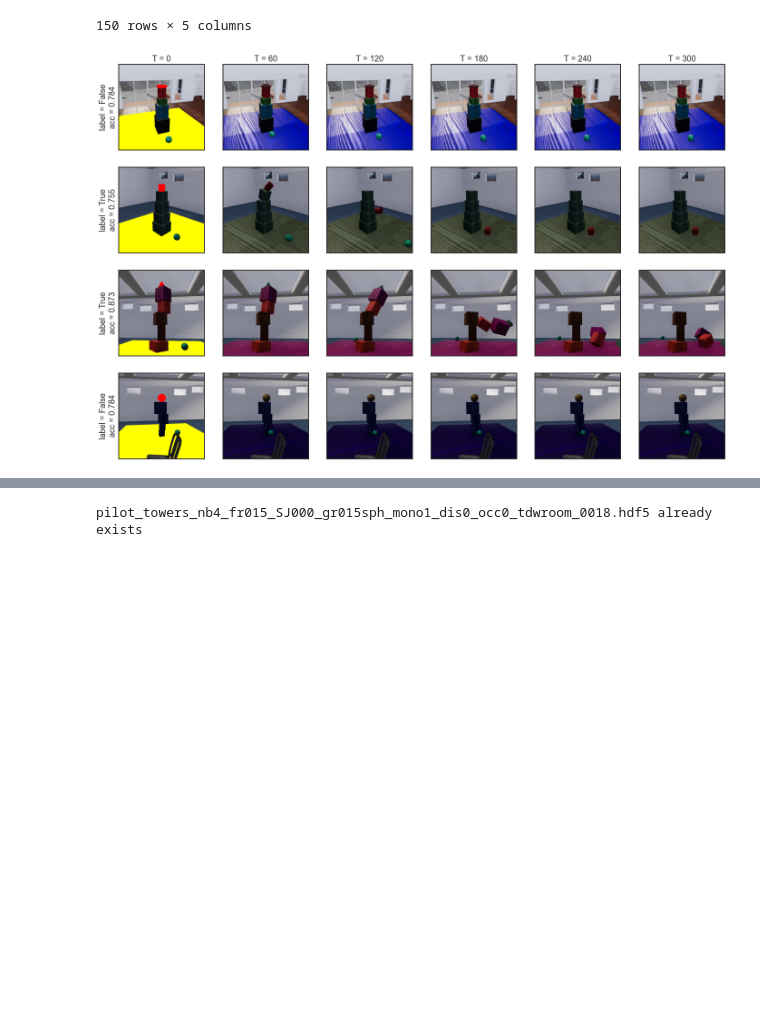
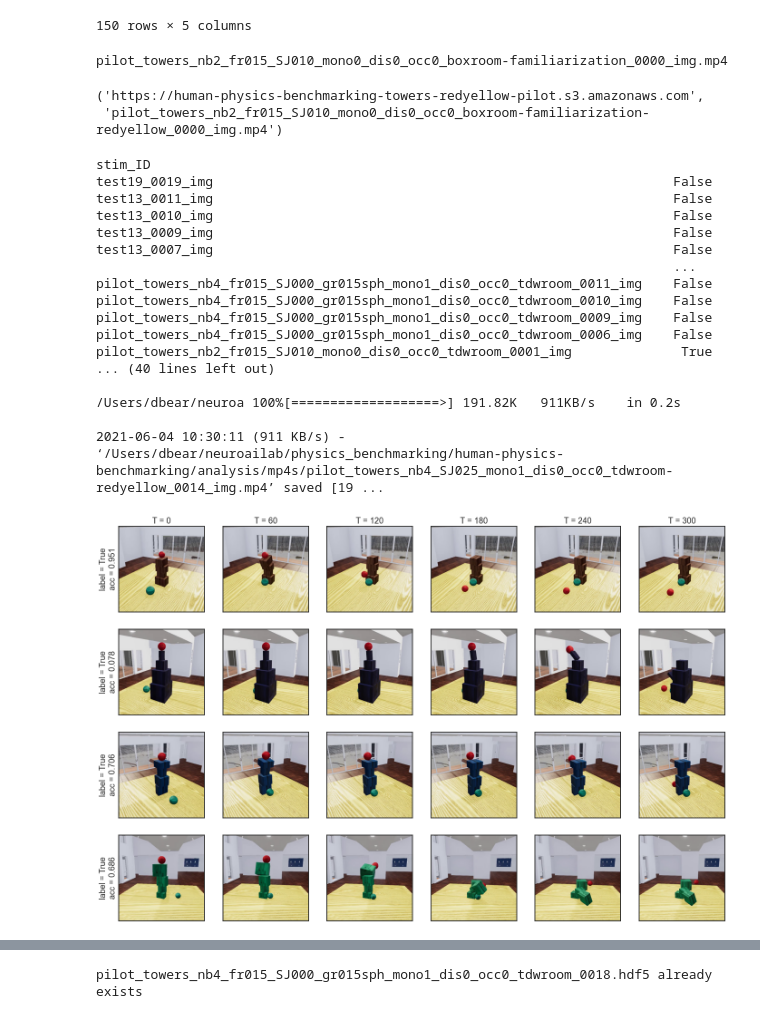
Before and after one commit to cogtoolslab/physics-benchmarking-neurips2021, a Jupyter notebook: analysis/stimulus_plots.ipynb, the cells around one changed output, grey strips where cells are left out. Cells and saved outputs as stored; diff of their text form; code cells hidden in the pictures; blank space fills up the shorter version.

Commit message:
download and plot redyellow stims

```diff
--- a/analysis/stimulus_plots.ipynb
+++ b/analysis/stimulus_plots.ipynb
@@ -273,6 +273,12 @@ per_stim_agg.query("scenario == @scenario")
 | pilot_dominoes_1mid_J025R45_o1ful... | dominoes | 0.56 | 0.44 | 100 | https://human-physics-benchmarkin... |
 | pilot_dominoes_SJ020_d3chairs_o1p... | dominoes | 0.49 | 0.51 | 100 | https://human-physics-benchmarkin... |
 150 rows × 5 columns
+# %%
+redyellow_filename("https://human-physics-benchmarking-towers-pilot.s3.amazonaws.com/pilot_towers_nb2_fr015_SJ010_mono0_dis0_occ0_boxroom-familiarization_0000_img.mp4")
+# %% [output]
+pilot_towers_nb2_fr015_SJ010_mono0_dis0_occ0_boxroom-familiarization_0000_img.mp4
+('https://human-physics-benchmarking-towers-redyellow-pilot.s3.amazonaws.com',
+ 'pilot_towers_nb2_fr015_SJ010_mono0_dis0_occ0_boxroom-familiarization-redyellow_0000_img.mp4')
 # %%
 import h5py
 import cv2
@@ -374,10 +396,10 @@ def overlay_cue_map(cue, im):
     out = cue * mask + im * (1 - mask)
     return out
 
-def get_movie_frames(stim, start_frame=0, end_frame=150, num_plots=6, from_hdf5=False):
+def get_movie_frames(stim, start_frame=0, end_frame=150, num_plots=6, from_hdf5=False, redyellow=False):
     '''Get evenly spaced frames from a stim'''
     if 'pandas' in str(type(stim[0:1])):
-        stim = download_stims(stim, 'hdf5' if from_hdf5 else 'mp4')[0]
+        stim = download_stims(stim, 'hdf5' if from_hdf5 else 'mp4', redyellow=redyellow)[0]
     else:
         assert isinstance(stim, str), (stim, type(stim))
         assert ('.mp4' in stim) or ('.hdf5' in stim), stim
@@ -386,11 +408,12 @@ def get_movie_frames(stim, start_frame=0, end_frame=150, num_plots=6, from_hdf5=
     frames = [_get_func(stim, frame_num=n) for n in fnums]
     return frames
 
-def plot_movie(axes, stim, start_frame=0, end_frame=150, num_plots=6, from_hdf5=False, overlay_cue=False):
+def plot_movie(axes, stim, start_frame=0, end_frame=150, num_plots=6, from_hdf5=False,
+               overlay_cue=False, redyellow=False):
     if axes is None:
         fig, axes = plt.subplots(1,num_plots, figsize=(num_plots * 4, 4))
 
-    frames = get_movie_frames(stim, start_frame, end_frame, num_plots, from_hdf5)
+    frames = get_movie_frames(stim, start_frame, end_frame, num_plots, from_hdf5, redyellow)
 
     if start_frame == 0 and overlay_cue:
         cue = get_cue_map(stim, shape=list(frames[0].shape[:2]))
@@ -403,7 +426,8 @@ def plot_movie(axes, stim, start_frame=0, end_frame=150, num_plots=6, from_hdf5=
         axes[i].set_yticks([])
         axes[i].set_title('T = %d' % fnums[i])
 
-def plot_movies(stims, start_frame=0, end_frame=150, num_plots=6, from_hdf5=False, overlay_cue=False, savename=None):
+def plot_movies(stims, start_frame=0, end_frame=150, num_plots=6, from_hdf5=False, overlay_cue=False,
+                redyellow=False, savename=None):
 
     num_stims = len(stims)
     fig, axes = plt.subplots(num_stims, num_plots, figsize=(num_plots * 4, num_stims * 4), sharex=True, sharey=True)
@@ -413,7 +437,7 @@ def plot_movies(stims, start_frame=0, end_frame=150, num_plots=6, from_hdf5=Fals
             ax = axes[row]
         else:
             ax = axes
-        plot_movie(ax, stim, start_frame, end_frame, num_plots, from_hdf5, overlay_cue)
+        plot_movie(ax, stim, start_frame, end_frame, num_plots, from_hdf5, overlay_cue, redyellow)
         if row != 0:
             for col in range(num_plots):
                 ax[col].set_title('')
@@ -423,11 +447,11 @@ def plot_movies(stims, start_frame=0, end_frame=150, num_plots=6, from_hdf5=Fals
     plt.show()
 
 def plot_passes(stim, frame_num=0, passes=['_img', '_id', '_depth', '_normals', '_flow'],
-                depth_max=10.0, flow_scale_factor=10.0, savename=None):
+                depth_max=10.0, flow_scale_factor=10.0, redyellow=False, savename=None):
     if len(stim) > 1:
         stim = stim[0:1]
     if 'pandas' in str(type(stim[0:1])):
-        stim = download_stims(stim, 'hdf5')[0]
+        stim = download_stims(stim, 'hdf5', redyellow=redyellow)[0]
     else:
         assert isinstance(stim, str), (stim, type(stim))
         assert ('.hdf5' in stim), stim
@@ -519,13 +543,45 @@ def select_by_label(data, label=True, cond=None):
     if cond is not None:
         c = cond & c
     return c
+
+def select_by_substring(data, name='tdwroom', cond=None):
+    if name is None:
+        return cond
+    c = data['stim_url'].str.contains(name)
+    if cond is not None:
+        c = cond & c
+    return c
 # %%
 seed = 1
 tower_cond = select_scenario(per_stim_agg, scenario='towers')
-tower_cond = select_by_performance(per_stim_agg, acc_min=0.7, acc_max=0.9, cond=tower_cond)
+tower_cond = remove_occluders(per_stim_agg, tower_cond)
+tower_cond = remove_distractors(per_stim_agg, tower_cond)
+tower_cond = select_by_substring(per_stim_agg, name='tdwroom', cond=tower_cond)
+tower_cond = select_by_label(per_stim_agg, True, tower_cond)
+print(tower_cond)
+# tower_cond = select_by_performance(per_stim_agg, acc_min=0.7, acc_max=0.9, cond=tower_cond)
 tower_stims = per_stim_agg[tower_cond]
-plot_movies(tower_stims.sample(4, random_state=seed), start_frame=0, end_frame=300, overlay_cue=True,
+plot_movies(tower_stims.sample(4, random_state=seed), start_frame=0, end_frame=300,
+            overlay_cue=False,
+            redyellow=True,
 #             savename='example_towers.svg'
            )
 # %% [output]
+stim_ID
+test19_0019_img                                                           False
+test13_0011_img                                                           False
+test13_0010_img                                                           False
+test13_0009_img                                                           False
+test13_0007_img                                                           False
+                                                                          ...
+pilot_towers_nb4_fr015_SJ000_gr015sph_mono1_dis0_occ0_tdwroom_0011_img    False
+pilot_towers_nb4_fr015_SJ000_gr015sph_mono1_dis0_occ0_tdwroom_0010_img    False
+pilot_towers_nb4_fr015_SJ000_gr015sph_mono1_dis0_occ0_tdwroom_0009_img    False
+pilot_towers_nb4_fr015_SJ000_gr015sph_mono1_dis0_occ0_tdwroom_0006_img    False
+pilot_towers_nb2_fr015_SJ010_mono0_dis0_occ0_tdwroom_0001_img              True
+... (40 lines left out)
+
+/Users/dbear/neuroa 100%[===================>] 191.82K   911KB/s    in 0.2s
+
+2021-06-04 10:30:11 (911 KB/s) - ‘/Users/dbear/neuroailab/physics_benchmarking/human-physics-benchmarking/analysis/mp4s/pilot_towers_nb4_SJ025_mono1_dis0_occ0_tdwroom-redyellow_0014_img.mp4’ saved [19 ...
-[figure, old version]
+[figure, new version]
```
Also changed, not shown: parts of 2 cells of this notebook.
